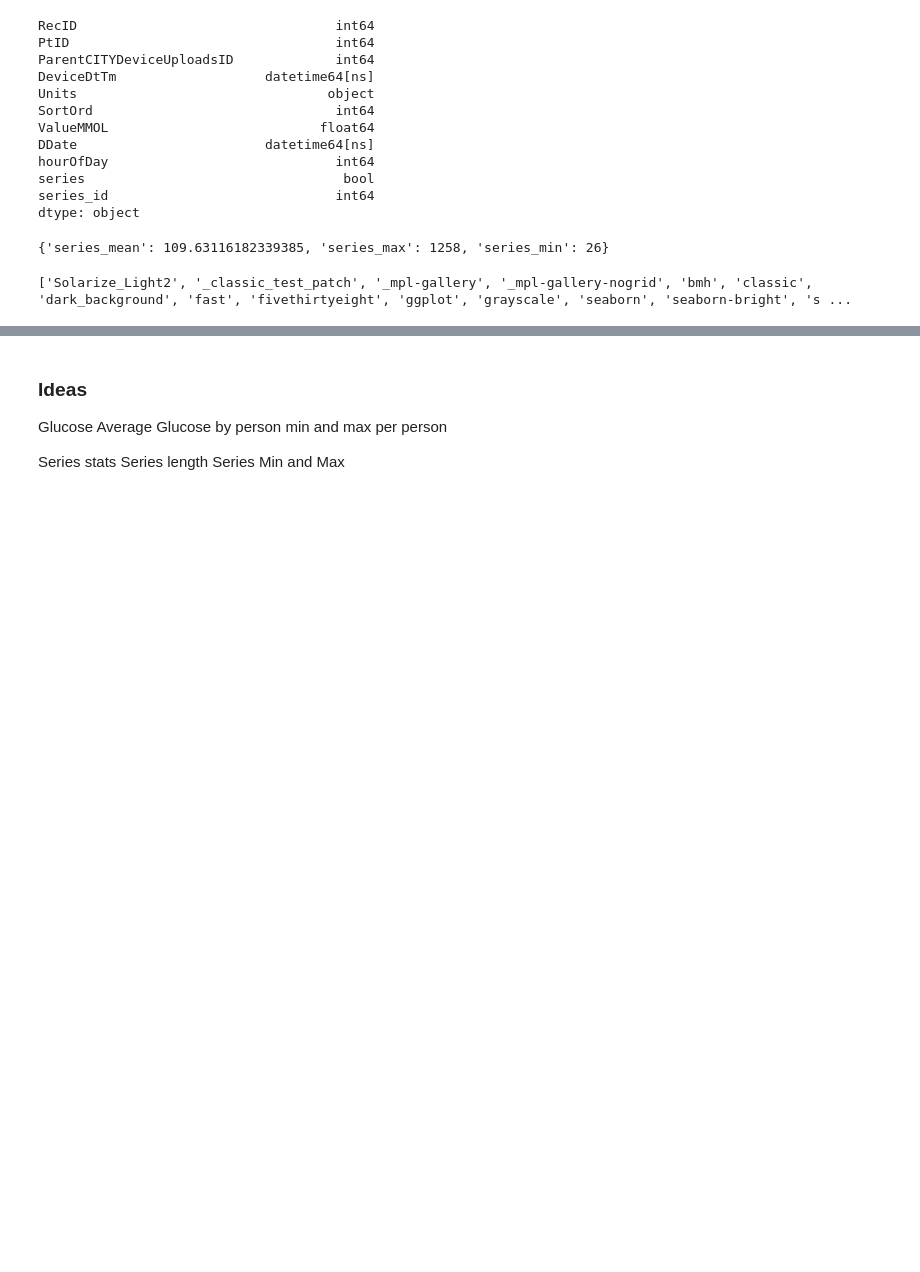
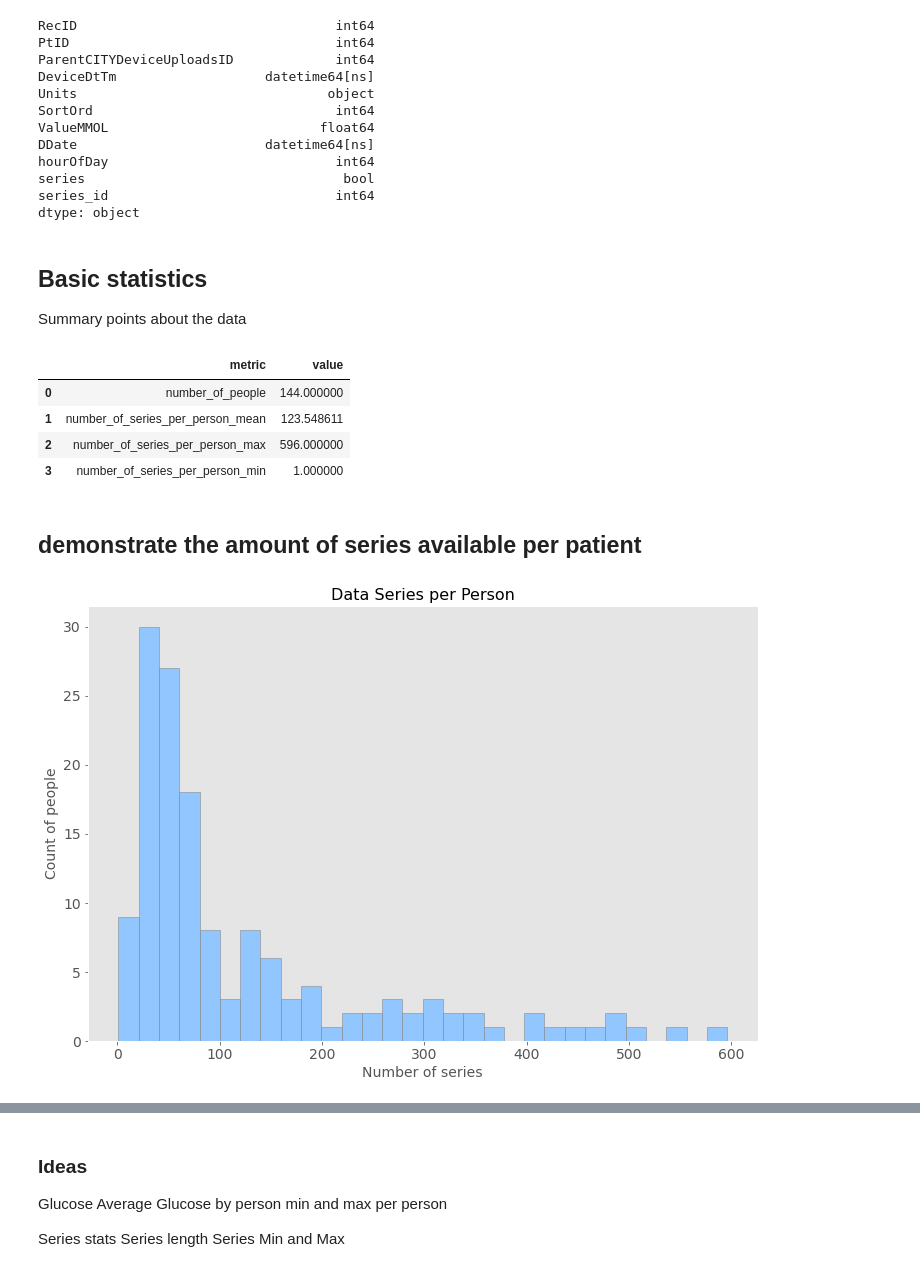
Before and after one commit to bsw-del/MRPDeepLearningWithCGM, a Jupyter notebook: development.ipynb, the cells around one changed output, grey strips where cells are left out. Drawn from its saved outputs; the diff is of its cells as text; code cells hidden in the pictures; blank space fills up the shorter version.

```diff
--- a/development.ipynb
+++ b/development.ipynb
@@ -78,9 +72,12 @@ hourOfDay                             int64
 series                                 bool
 series_id                             int64
 dtype: object
+# %% [markdown]
+## Basic statistics
+Summary points about the data
 # %%
 ## Create a Dictionary of statistics for summary
-ptStats = {} ## stat dictionary
+ptStats = {} ## stat dictionary for people
 
 ## number of people in the file
 ptStats['number_of_people']=CGMDf.groupby(['PtID'])['RecID'].count().shape[0]
@@ -91,21 +88,34 @@ c.reset_index(inplace=True)
 ptStats['number_of_series_per_person_mean'] = c.groupby(['PtID'])['RecID'].count().mean()
 ptStats['number_of_series_per_person_max'] = c.groupby(['PtID'])['RecID'].count().max()
 ptStats['number_of_series_per_person_min'] = c.groupby(['PtID'])['RecID'].count().min()
-
-## avg series per person, max series per person, min series per person
-d = pd.DataFrame(CGMDf.groupby(['PtID','series_id'])['RecID'].count())
-d.reset_index(inplace=True)
-srStats={} ## series stat dictionary
-
-srStats['series_mean'] = d.RecID.mean()
-srStats['series_max'] = d.RecID.max()
-srStats['series_min'] = d.RecID.min()
-srStats
-## go back up and fix for dataframe
+ptStatsDf = pd.DataFrame(ptStats.items(),columns=['metric','value'])
+ptStatsDf
 # %% [output]
-{'series_mean': 109.63116182339385, 'series_max': 1258, 'series_min': 26}
+|  | metric | value |
+| 0 | number_of_people | 144.000000 |
+| 1 | number_of_series_per_person_mean | 123.548611 |
+| 2 | number_of_series_per_person_max | 596.000000 |
+| 3 | number_of_series_per_person_min | 1.000000 |
+# %% [markdown]
+## demonstrate the amount of series available per patient
 # %%
-plt.style.use('seaborn-pastel')
-print(plt.style.available)
+plt.style.use('ggplot')
-# %% [output]
-['Solarize_Light2', '_classic_test_patch', '_mpl-gallery', '_mpl-gallery-nogrid', 'bmh', 'classic', 'dark_background', 'fast', 'fivethirtyeight', 'ggplot', 'grayscale', 'seaborn', 'seaborn-bright', 's ...
+# %%
+a= pd.DataFrame(c.groupby(['PtID'])['RecID'].count())
+a.reset_index(inplace=True)
+
+#plt.clf()
+plt.style.use('seaborn-pastel')
+fig = pyplot.figure()
+a['RecID'].hist(bins=30,figsize=(12,8), grid=False,xlabelsize=14,ylabelsize=14,edgecolor='grey')
+pyplot.title('Data Series per Person', fontsize='16',color='black')
+pyplot.xlabel('Number of series',fontsize='14')
+pyplot.ylabel('Count of people',fontsize='14')
+
+#plt.xticks(np.arange(4, 20, 2))
+#plt.yticks(np.arange(0, 20, 2))
+
+#pyplot.savefig('/Users/bsw/Documents/MRPLocal/Figures/MeanBGperPerson.jpg',)
+pyplot.show()
+# %% [output]
+[figure, added]
```
Also changed, not shown: parts of 23 cells of this notebook.
